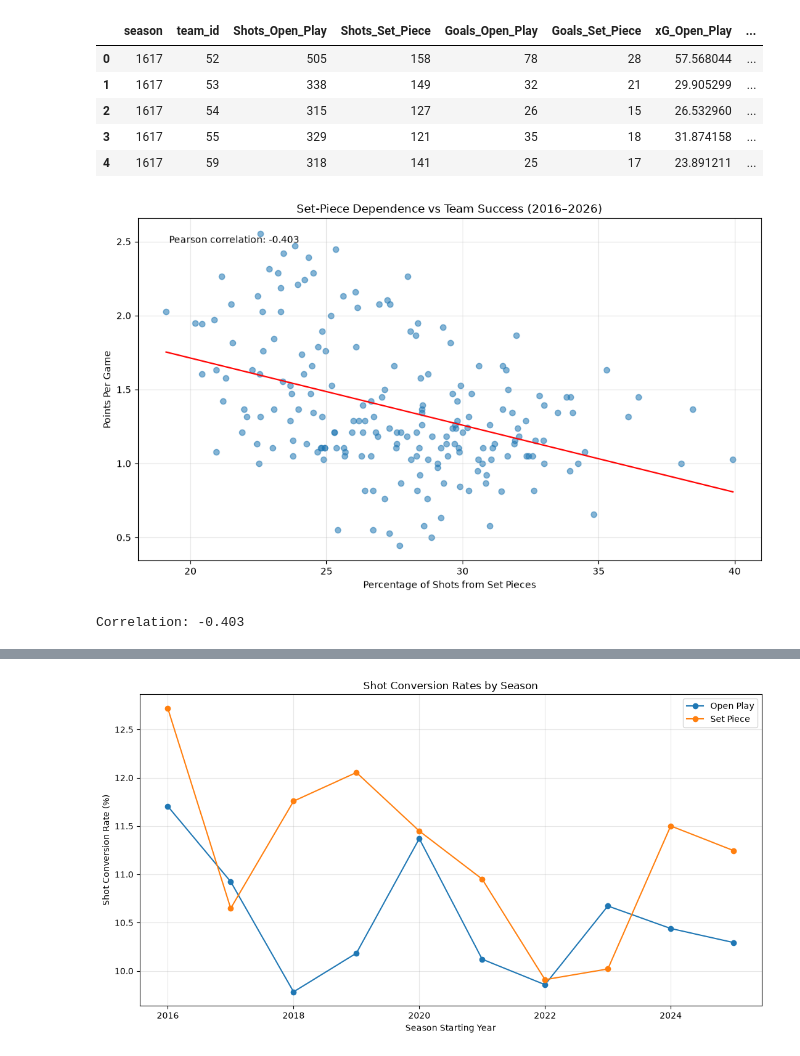
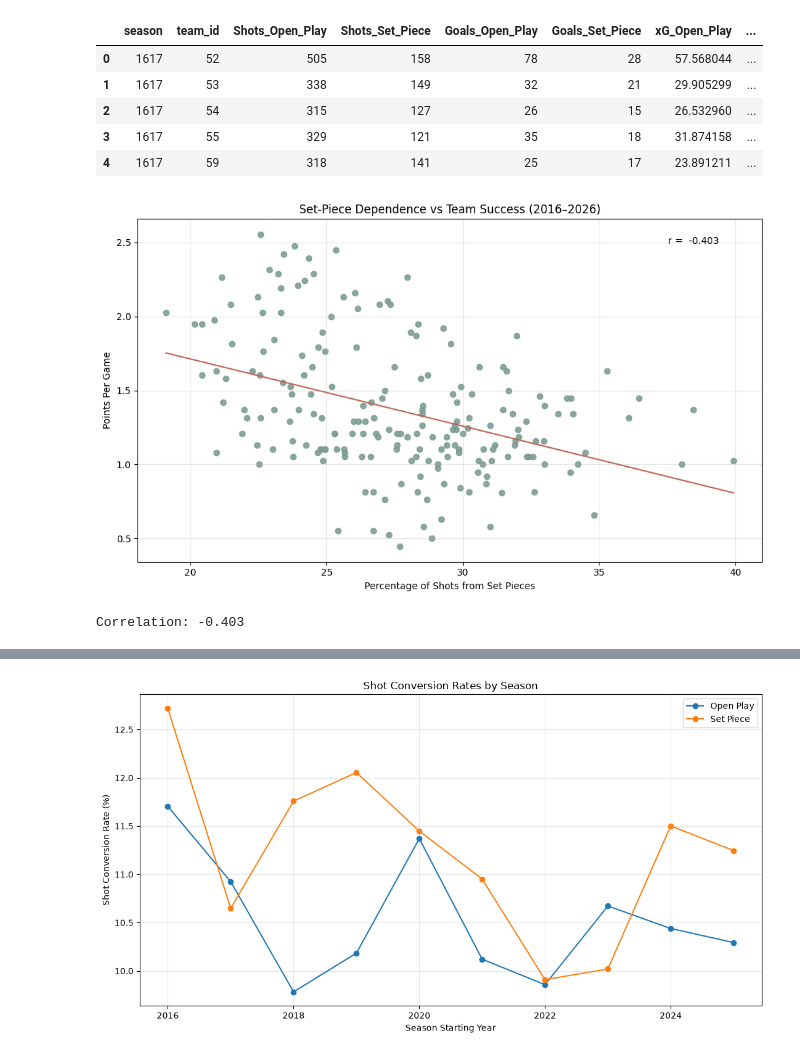
Before and after one commit to PhilipVickery/445FinalProject, a Jupyter notebook: LaLiga.ipynb, the cells around one changed output, grey strips where cells are left out. Saved outputs shown, nothing was run; the diff lists cells and outputs as text; code cells hidden in the pictures.

```diff
--- a/LaLiga.ipynb
+++ b/LaLiga.ipynb
@@ -483,45 +493,47 @@ display(team_stats.head())
 | 4 | 1617 | 59 | 318 | 141 | 25 | 17 | 23.891211 | ... |
 # %%
 plt.figure(figsize=(10, 6))
+colors = ['#7c9c95']
 
 plt.scatter(
     team_stats["Set_Piece_Share"],
     team_stats["Points_Per_Game"],
-    alpha=0.55
+    alpha=0.90,
+    color=colors
 )
 
 # Calculate correlation
 correlation = team_stats[
     ["Set_Piece_Share", "Points_Per_Game"]
 ].corr().iloc[0, 1]
 
 # Add trend line
 x = team_stats["Set_Piece_Share"]
 y = team_stats["Points_Per_Game"]
 
 slope, intercept = np.polyfit(x, y, 1)
 
 x_line = np.linspace(x.min(), x.max(), 100)
-plt.plot(x_line, slope * x_line + intercept, color="red")
+plt.plot(x_line, slope * x_line + intercept, color="#c06752")
 
 plt.title("Set-Piece Dependence vs Team Success (2016–2026)")
 plt.xlabel("Percentage of Shots from Set Pieces")
 plt.ylabel("Points Per Game")
 
 plt.text(
-    0.05, 0.95,
-    f"Pearson correlation: {correlation:.3f}",
+    0.85, 0.95,
+    f"r =  {correlation:.3f}",
     transform=plt.gca().transAxes,
     verticalalignment="top"
 )
 
 plt.grid(alpha=0.3)
 plt.tight_layout()
 plt.show()
 
 print("Correlation:", round(correlation, 3))
 # %% [output]
-[figure, old version]
+[figure, new version]
 Correlation: -0.403
 # %%
 median_share = team_stats["Set_Piece_Share"].median()
```
Also changed, not shown: parts of 4 cells of this notebook, 2 other files.
